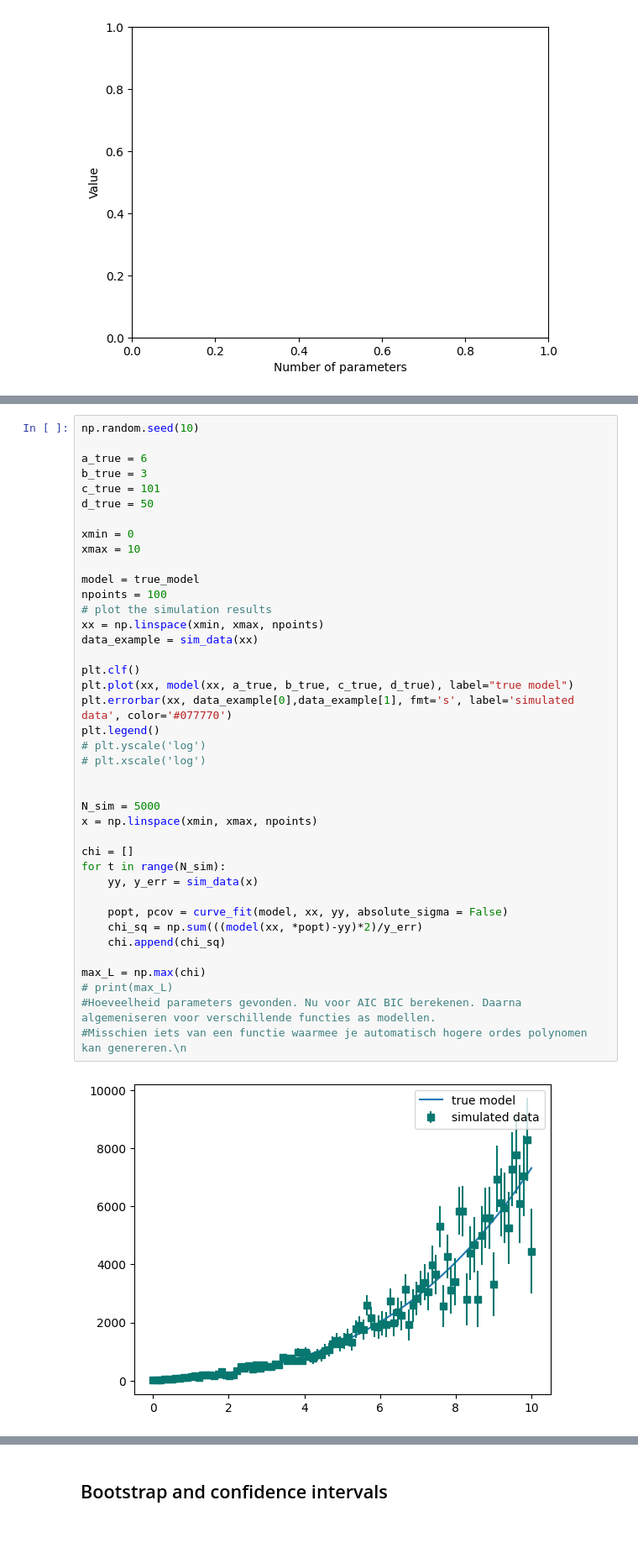
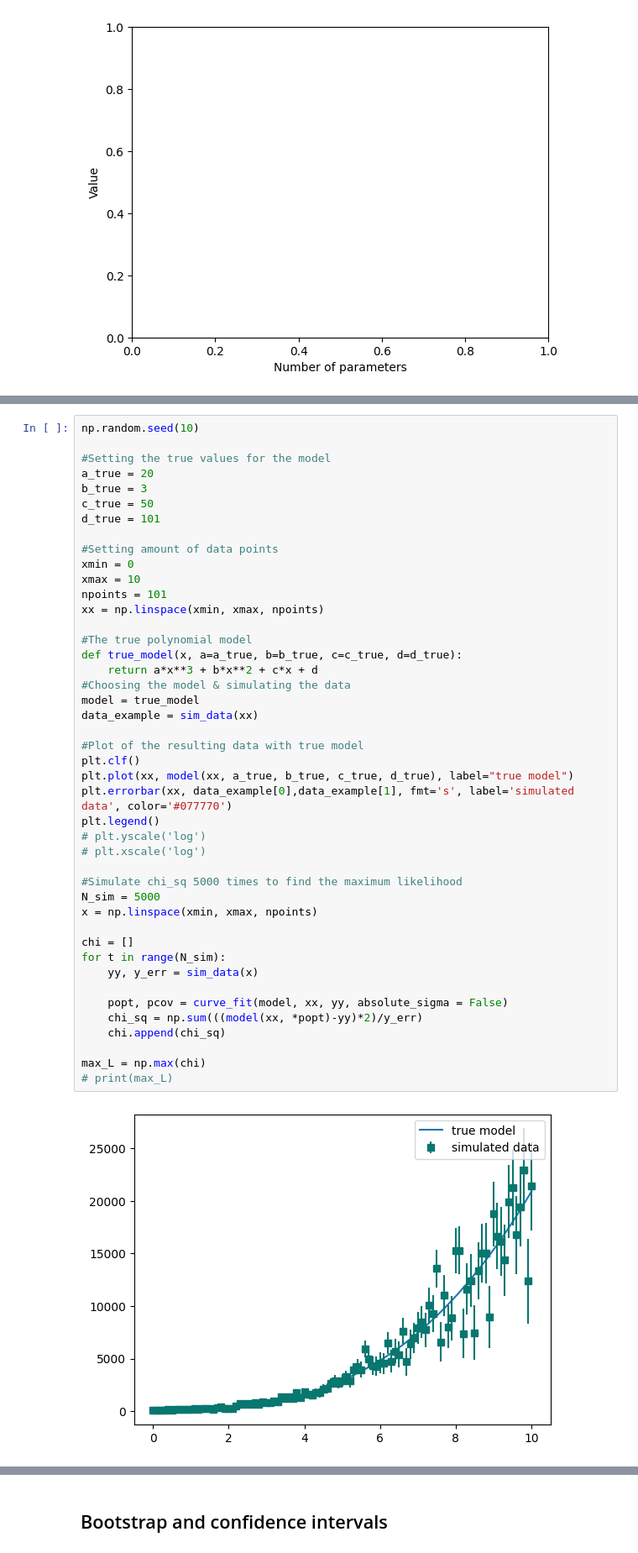
Before and after one commit to t-kist/Bayesian-Statistics-for-Astrophysics-2024, a Jupyter notebook: bayes24/lecture_notes/group2/Chapter 2.ipynb, the cells around one changed output, grey strips where cells are left out. Shown at 84% size. Drawn from its saved outputs; the diff is of its cells as text.

```diff
--- a/bayes24/lecture_notes/group2/Chapter 2.ipynb
+++ b/bayes24/lecture_notes/group2/Chapter 2.ipynb
@@ -140,43 +141,47 @@ def poly_model(x, *p):
 # %%
 np.random.seed(10)
 
-a_true = 6
+#Setting the true values for the model
+a_true = 20
 b_true = 3
-c_true = 101
-d_true = 50
+c_true = 50
+d_true = 101
 
+#Setting amount of data points
 xmin = 0
 xmax = 10
+npoints = 101
+xx = np.linspace(xmin, xmax, npoints)
 
+#The true polynomial model
+def true_model(x, a=a_true, b=b_true, c=c_true, d=d_true):
+    return a*x**3 + b*x**2 + c*x + d
+#Choosing the model & simulating the data
 model = true_model
-npoints = 100
-# plot the simulation results
-xx = np.linspace(xmin, xmax, npoints)
 data_example = sim_data(xx)
 
+#Plot of the resulting data with true model
 plt.clf()
 plt.plot(xx, model(xx, a_true, b_true, c_true, d_true), label="true model")
 plt.errorbar(xx, data_example[0],data_example[1], fmt='s', label='simulated data', color='#077770')
 plt.legend()
 # plt.yscale('log')
 # plt.xscale('log')
 
-
+#Simulate chi_sq 5000 times to find the maximum likelihood
 N_sim = 5000
 x = np.linspace(xmin, xmax, npoints)
 
 chi = []
 for t in range(N_sim):
     yy, y_err = sim_data(x)
 
     popt, pcov = curve_fit(model, xx, yy, absolute_sigma = False)
     chi_sq = np.sum(((model(xx, *popt)-yy)*2)/y_err)
     chi.append(chi_sq)
 
 max_L = np.max(chi)
 # print(max_L)
-#Hoeveelheid parameters gevonden. Nu voor AIC BIC berekenen. Daarna algemeniseren voor verschillende functies as modellen.
-#Misschien iets van een functie waarmee je automatisch hogere ordes polynomen kan genereren.\n
 # %% [output]
-[figure, old version]
+[figure, new version]
 # %%
```
Also changed, not shown: parts of 2 cells of this notebook.
